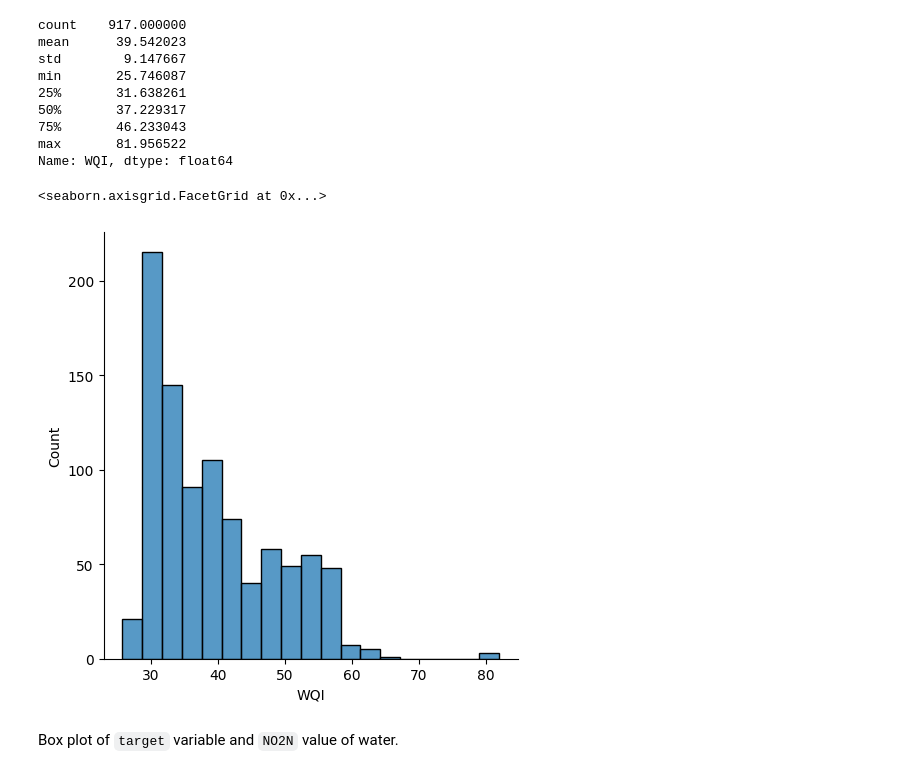
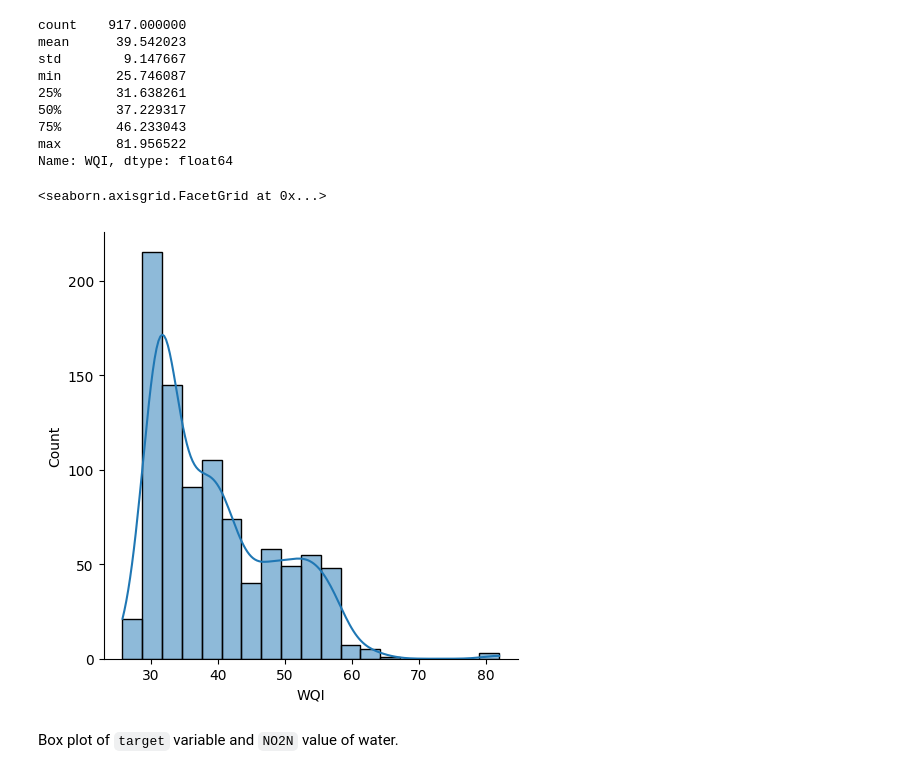
Before and after one commit to puskr99/ml-project-water-potability, a Jupyter notebook: code/water_weight.ipynb, the cells around one changed output. Saved outputs shown, nothing was run; the diff lists cells and outputs as text; code cells hidden in the pictures.

```diff
--- a/code/water_weight.ipynb
+++ b/code/water_weight.ipynb
@@ -379,10 +343,10 @@ min       25.746087
 max       81.956522
 Name: WQI, dtype: float64
 # %%
-sns.displot(data['WQI'])
+sns.displot(data['WQI'], kde= True)
 # %% [output]
 <seaborn.axisgrid.FacetGrid at 0x...>
-[figure, old version]
+[figure, new version]
 # %% [markdown]
 Box plot of `target` variable and `NO2N` value of water.
 # %%
```
Also changed, not shown: parts of 25 cells of this notebook, 4 other files.
